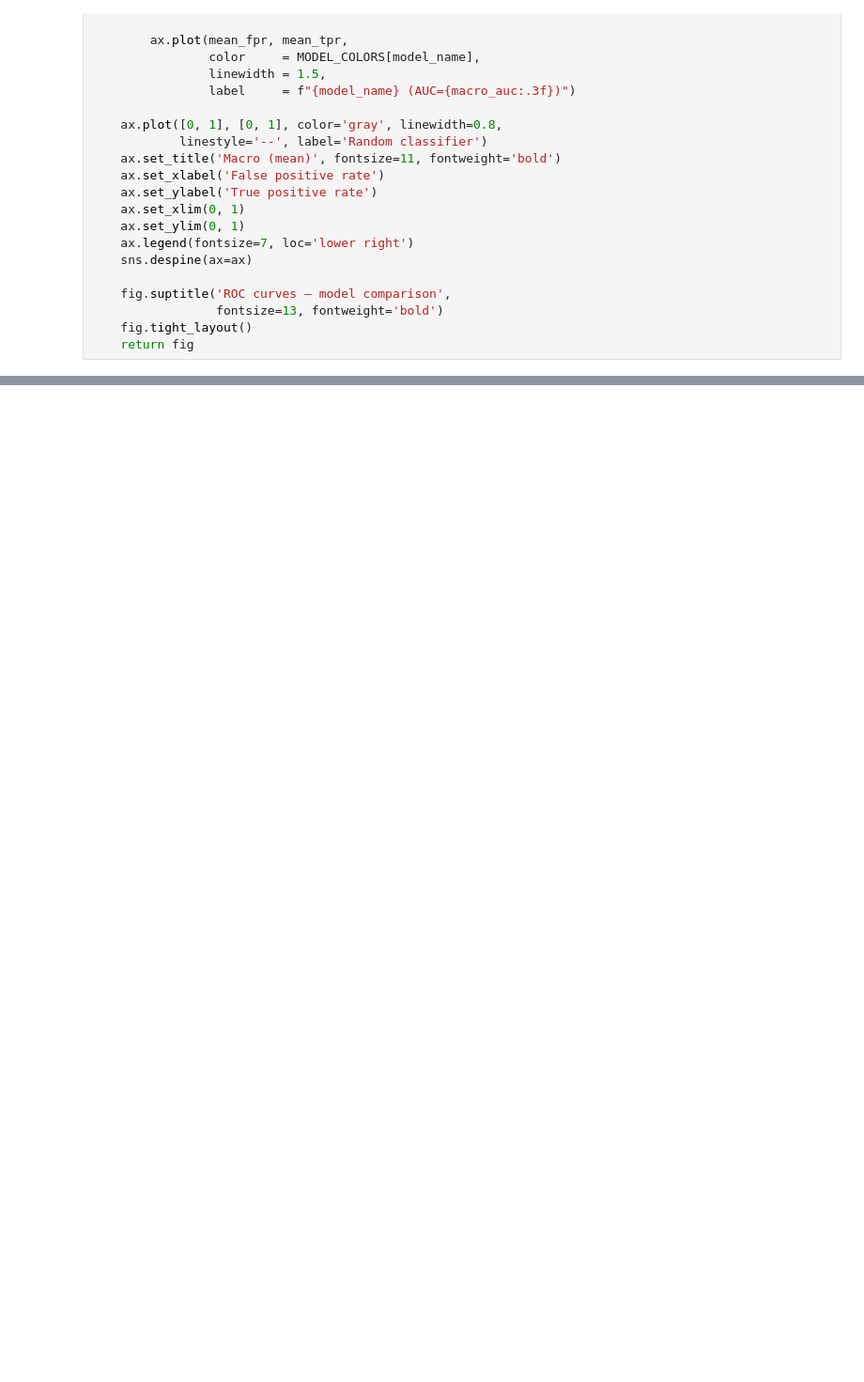
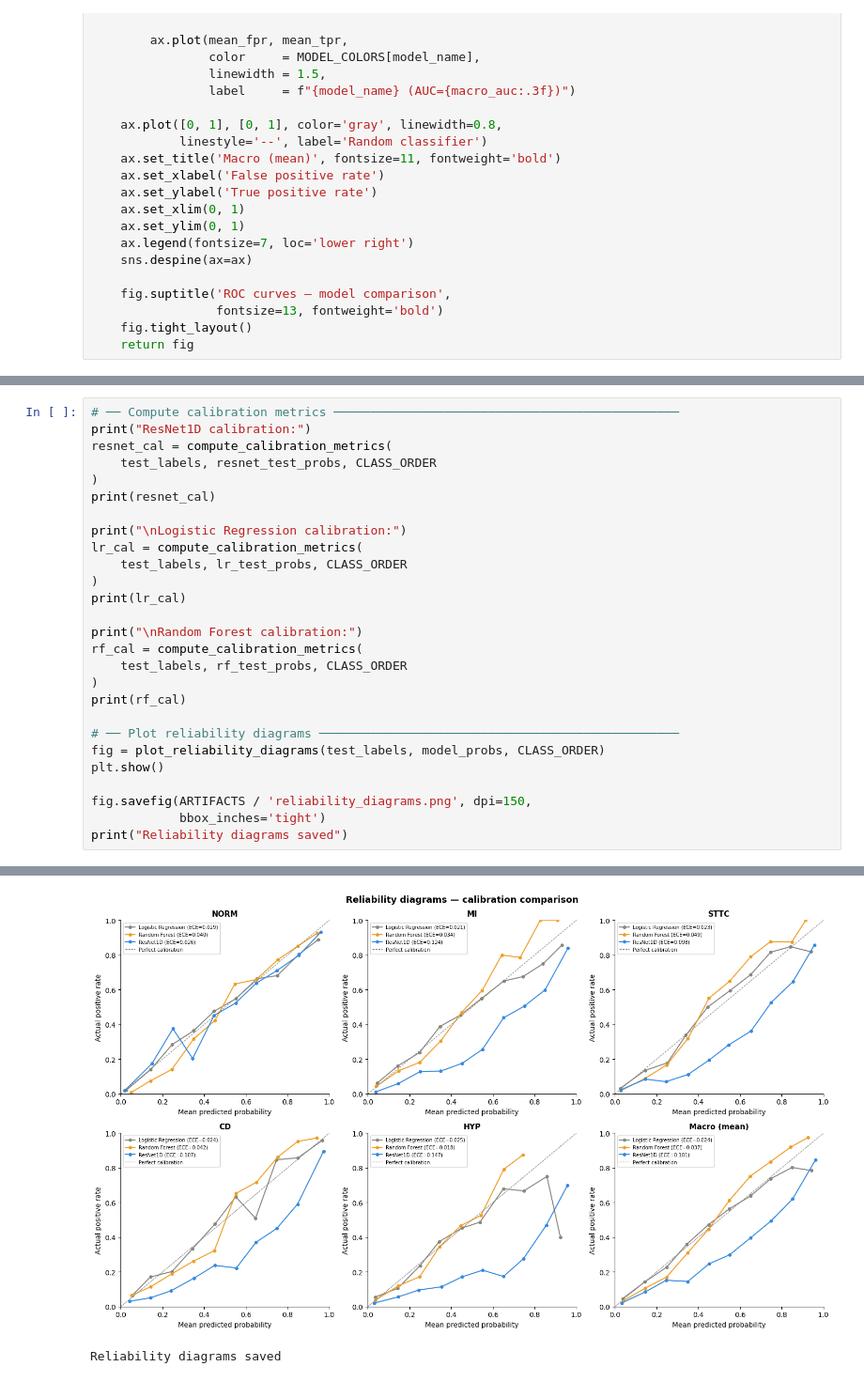
Before and after one commit to cristopher-d-delgado/ecg-ai-statistical-evaluation, a Jupyter notebook: notebooks/modeling.ipynb, the cells around one changed output, grey strips where cells are left out. Shown at 94% size. Cells and saved outputs as stored; diff of their text form; blank space fills up the shorter version.

Commit message:
attempted calibration of model, was not beneficial

```diff
--- a/notebooks/modeling.ipynb
+++ b/notebooks/modeling.ipynb
@@ -1831,0 +2040,28 @@ ROC curves saved to artifacts/
+# %%
+# ── Compute calibration metrics ───────────────────────────────────────────────
+print("ResNet1D calibration:")
+resnet_cal = compute_calibration_metrics(
+    test_labels, resnet_test_probs, CLASS_ORDER
+)
+print(resnet_cal)
+
+print("\nLogistic Regression calibration:")
+lr_cal = compute_calibration_metrics(
+    test_labels, lr_test_probs, CLASS_ORDER
+)
+print(lr_cal)
+
+print("\nRandom Forest calibration:")
+rf_cal = compute_calibration_metrics(
+    test_labels, rf_test_probs, CLASS_ORDER
+)
+print(rf_cal)
+
+# ── Plot reliability diagrams ─────────────────────────────────────────────────
+fig = plot_reliability_diagrams(test_labels, model_probs, CLASS_ORDER)
+plt.show()
+
+fig.savefig(ARTIFACTS / 'reliability_diagrams.png', dpi=150,
+            bbox_inches='tight')
+print("Reliability diagrams saved")
+# %% [output]
@@ -1831,0 +2085,2 @@ ROC curves saved to artifacts/
+[figure, added]
+Reliability diagrams saved
```
Also changed, not shown: parts of 10 cells of this notebook, 3 other files.
